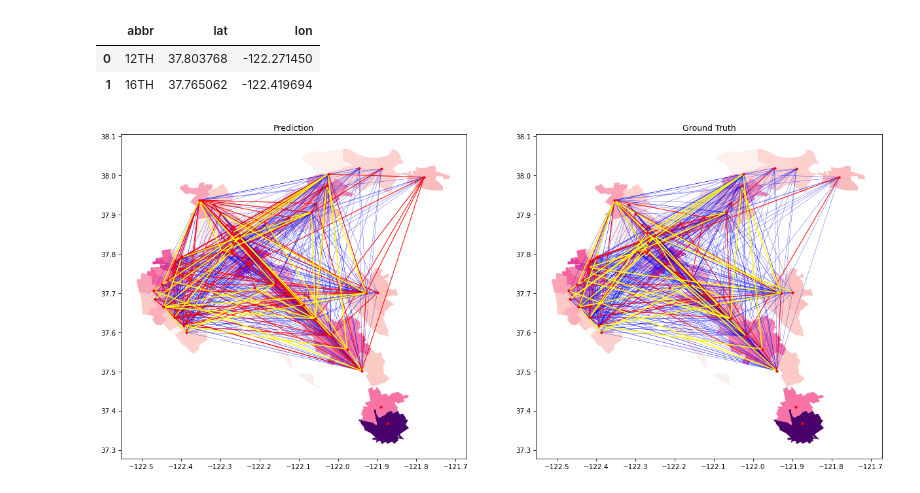
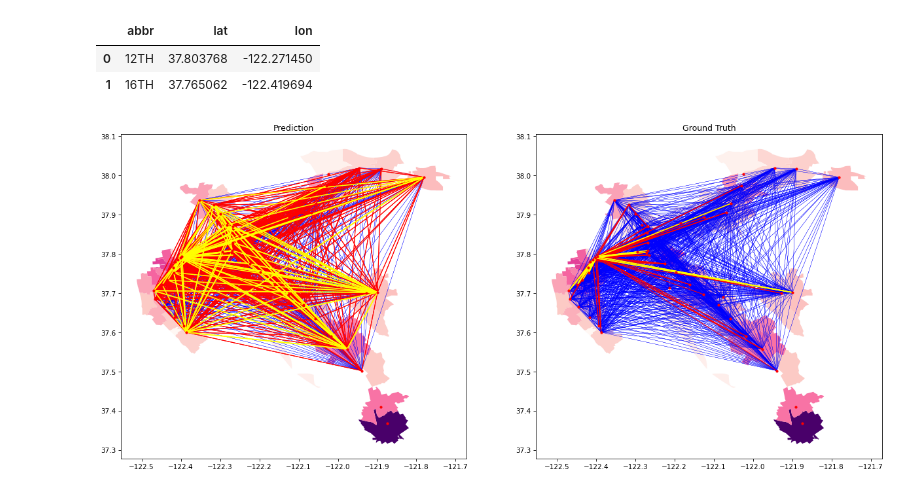
Before and after one commit to khzhang2/BART_Ridership_Prediction, a Jupyter notebook: Deep Gravity - Model - ConvGraph.ipynb, the cells around one changed output. Saved outputs shown, nothing was run; the diff lists cells and outputs as text; code cells hidden in the pictures.

Commit message:
update to graph conv

```diff
--- a/Deep Gravity - Model - ConvGraph.ipynb
+++ b/Deep Gravity - Model - ConvGraph.ipynb
@@ -99,8 +24,8 @@ class GraphRidershipNet(nn.Module):
 # %% [markdown]
 ## Reading data (annually)
 # %%
-# OD = np.load('/Volumes/GoogleDrive/My Drive/Graduate/SP22 CE 299/data/BART/hour data/3d_daily.npy')[:47, :47]  # mac
-OD = np.load('G:/我的云端硬盘/Graduate/SP22 CE 299/data/BART/hour data/3d_daily.npy')[:47, :47]  # win
+OD = np.load('/Volumes/GoogleDrive/My Drive/Graduate/SP22 CE 299/data/BART/hour data/3d_daily.npy')[:47, :47]  # mac
+# OD = np.load('G:/我的云端硬盘/Graduate/SP22 CE 299/data/BART/hour data/3d_daily.npy')[:47, :47]  # win
 OD = np.transpose(OD, (2, 0, 1))[:, np.newaxis, :, :]
 
 data_X_org = pd.read_csv('./data/data_X.csv', index_col=0).iloc[:47, :]
@@ -217,11 +257,11 @@ for e in range(epochs):
             iter_train = iter(loader_train)
             X, y = iter_train.next()
 
-        out, hid = model(X)
+        out = model(X)
 #         ipdb.set_trace()
         loss = loss_func(out, y)
 
-        out_val, _ = model(X_val)
+        out_val = model(X_val)
 #         ipdb.set_trace()
         loss_val = loss_func(out_val, y_val)
 
@@ -231,7 +271,7 @@ for e in range(epochs):
 
         loss_set_val.append(loss_val.cpu().detach().numpy())
         loss_set_train.append(loss.cpu().detach().numpy())
-        hid_set.append(hid)
+#         hid_set.append(hid)
     if e%50==0:
         print('Epoch %i   success, val loss:%.6f, train loss:%.6f'%(
             e, loss_val.cpu().detach().numpy(), loss.cpu().detach().numpy()
@@ -430,75 +454,74 @@ for i in pred_stations.index:
         lon_dest = bart_coor.loc[bart_coor['abbr']==station_dest, 'lon'].values[0]
         lat_dest = bart_coor.loc[bart_coor['abbr']==station_dest, 'lat'].values[0]
 
-        dest_ind = i-34
-        origin_ind = j+1
-        trip_ind = dest_ind*origin_ind - 1
+        dest_ind = i
+        origin_ind = j
 
-        if pred[trip_ind]<0.3:
+        if pred[origin_ind, dest_ind]-pred.min()<(pred.max()-pred.min())*0.3:
             low_lon_pred_dest.append(lon_dest)
             low_lat_pred_dest.append(lat_dest)
             low_lon_pred_origin.append(lon_origin)
             low_lat_pred_origin.append(lat_origin)
 #             ax0.plot([lon_origin, lon_dest], [lat_origin, lat_dest], 'b', lw=0.1)
-        elif pred[trip_ind]>=0.3 and pred[trip_ind]<0.6:
+        elif pred[origin_ind, dest_ind]-pred.min()>=(pred.max()-pred.min())*0.3 and pred[origin_ind, dest_ind]-pred.min()<(pred.max()-pred.min())*0.6:
             mid_lon_pred_dest.append(lon_dest)
             mid_lat_pred_dest.append(lat_dest)
             mid_lon_pred_origin.append(lon_origin)
             mid_lat_pred_origin.append(lat_origin)
 #             ax0.plot([lon_origin, lon_dest], [lat_origin, lat_dest], 'red', lw=0.6)
-        elif pred[trip_ind]>=0.6:
+        elif pred[origin_ind, dest_ind]-pred.min()>=(pred.max()-pred.min())*0.6:
             high_lon_pred_dest.append(lon_dest)
             high_lat_pred_dest.append(lat_dest)
             high_lon_pred_origin.append(lon_origin)
             high_lat_pred_origin.append(lat_origin)
 #             ax0.plot([lon_origin, lon_dest], [lat_origin, lat_dest], 'yellow', lw=2)
 
-        if labels[trip_ind]<0.3:
+        if labels[origin_ind, dest_ind]-labels.min()<(labels.max()-labels.min())*0.3:
             low_lon_labels_dest.append(lon_dest)
             low_lat_labels_dest.append(lat_dest)
             low_lon_labels_origin.append(lon_origin)
             low_lat_labels_origin.append(lat_origin)
 #             ax1.plot([lon_origin, lon_dest], [lat_origin, lat_dest], 'b', lw=0.1)
-        elif labels[trip_ind]>=0.3 and labels[trip_ind]<0.6:
+        elif labels[origin_ind, dest_ind]-labels.min()>=(labels.max()-labels.min())*0.3 and labels[origin_ind, dest_ind]-labels.min()<(labels.max()-labels.min())*0.6:
             mid_lon_labels_dest.append(lon_dest)
             mid_lat_labels_dest.append(lat_dest)
             mid_lon_labels_origin.append(lon_origin)
             mid_lat_labels_origin.append(lat_origin)
 #             ax1.plot([lon_origin, lon_dest], [lat_origin, lat_dest], 'red', lw=0.6)
-        elif labels[trip_ind]>=0.6:
+        elif labels[origin_ind, dest_ind]-labels.min()>=(labels.max()-labels.min())*0.6:
             high_lon_labels_dest.append(lon_dest)
             high_lat_labels_dest.append(lat_dest)
             high_lon_labels_origin.append(lon_origin)
             high_lat_labels_origin.append(lat_origin)
 #             ax1.plot([lon_origin, lon_dest], [lat_origin, lat_dest], 'yellow', lw=2)
 
 for i in range(len(low_lon_pred_dest)):
     ax0.plot([low_lon_pred_origin[i], low_lon_pred_dest[i]], [low_lat_pred_origin[i], low_lat_pred_dest[i]], 'b', lw=0.3)
 
 for i in range(len(mid_lon_pred_dest)):
     ax0.plot([mid_lon_pred_origin[i], mid_lon_pred_dest[i]], [mid_lat_pred_origin[i], mid_lat_pred_dest[i]], 'red', lw=1)
 
 for i in range(len(high_lon_pred_dest)):
     ax0.plot([high_lon_pred_origin[i], high_lon_pred_dest[i]], [high_lat_pred_origin[i], high_lat_pred_dest[i]], 'yellow', lw=1.5)
 
 for i in range(len(low_lon_labels_dest)):
     ax1.plot([low_lon_labels_origin[i], low_lon_labels_dest[i]], [low_lat_labels_origin[i], low_lat_labels_dest[i]], 'b', lw=0.3)
 
 for i in range(len(mid_lon_labels_dest)):
     ax1.plot([mid_lon_labels_origin[i], mid_lon_labels_dest[i]], [mid_lat_labels_origin[i], mid_lat_labels_dest[i]], 'red', lw=1)
 
 for i in range(len(high_lon_labels_dest)):
     ax1.plot([high_lon_labels_origin[i], high_lon_labels_dest[i]], [high_lat_labels_origin[i], high_lat_labels_dest[i]], 'yellow', lw=1.5)
 
 
 
 # plot stations
 for i in bart_coor.index:
     lon = bart_coor.loc[i, 'lon']
     lat = bart_coor.loc[i, 'lat']
     ax0.plot(lon, lat, 'r.')
     ax1.plot(lon, lat, 'r.')
 # %% [output]
-[figure, old version]
+[figure, new version]
 # %%
 # fig.savefig('./outputs/comp.jpg', dpi=700)
```
Also changed, not shown: parts of 15 cells of this notebook.
